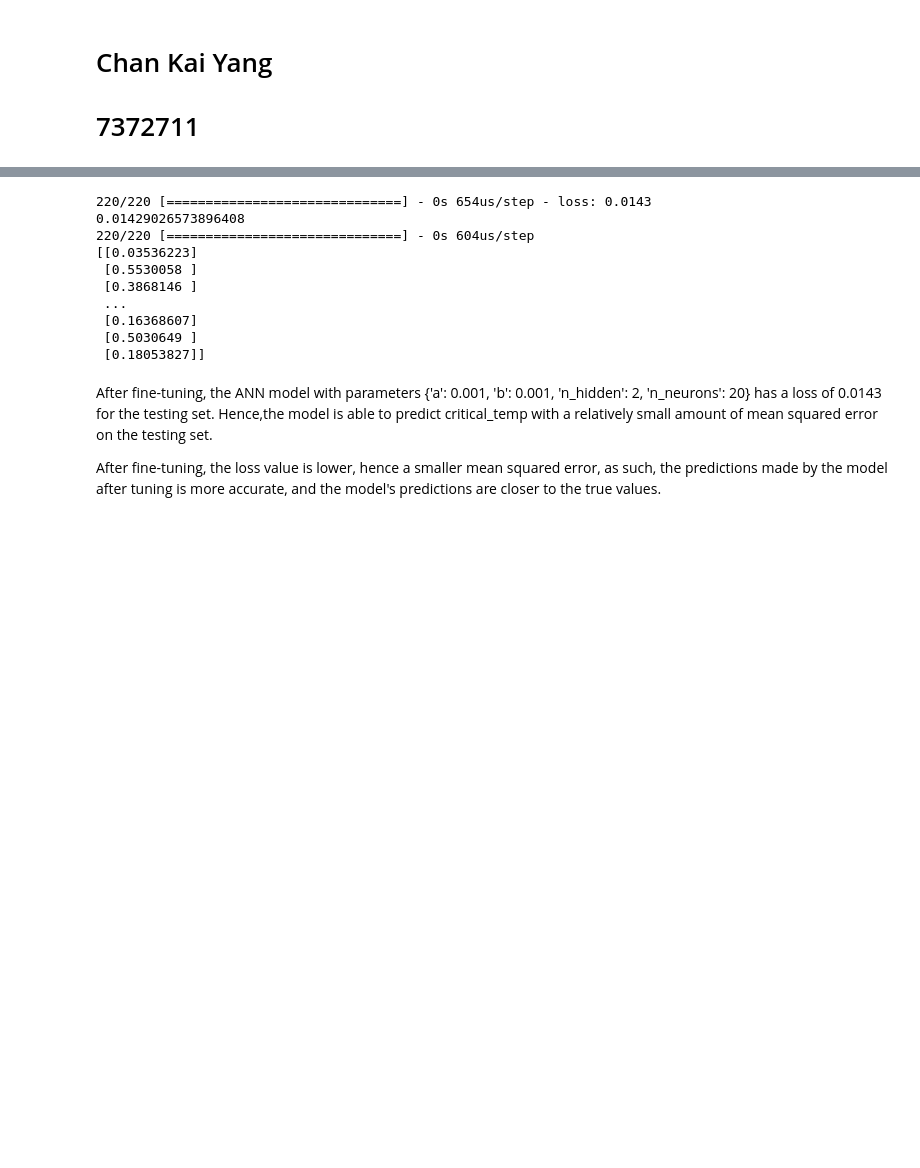
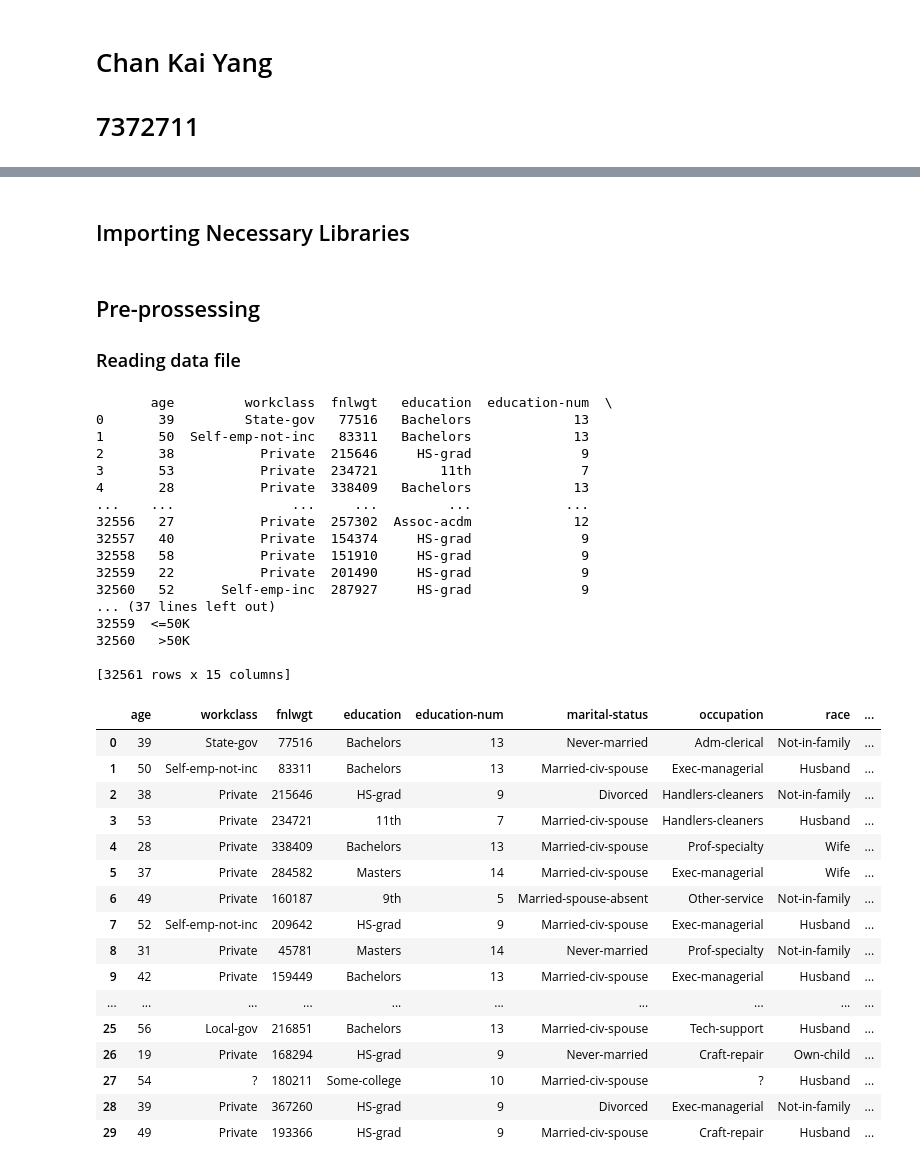
Before and after one commit to KkyKai/DT-Classifier-to-predict-Income-Class, a Jupyter notebook: 7372711_task2.ipynb, the cells around one changed output, grey strips where cells are left out. Saved outputs shown, nothing was run; the diff lists cells and outputs as text; code cells hidden in the pictures; blank space fills up the shorter version.

```diff
--- a/7372711_task2.ipynb
+++ b/7372711_task2.ipynb
@@ -394,20 +4,2 @@ After fine-tuning, the loss value is lower, hence a smaller mean squared error,
-# %%
-# evaluating the model and making predictions after hypertuning
-print (best_keras_model.evaluate(np.array(X_test),np.array(y_test)))
-print (best_keras_model.predict(X_test))
-# %% [output]
-220/220 [==============================] - 0s 654us/step - loss: 0.0143
-0.01429026573896408
-220/220 [==============================] - 0s 604us/step
-[[0.03536223]
- [0.5530058 ]
- [0.3868146 ]
- ...
- [0.16368607]
- [0.5030649 ]
- [0.18053827]]
-# %% [markdown]
-After fine-tuning, the ANN model with parameters {'a': 0.001, 'b': 0.001, 'n_hidden': 2, 'n_neurons': 20} has a
-loss of 0.0143 for the testing set. Hence,the model is able to predict critical_temp with a relatively small amount of mean squared error on the testing set.
-
-After fine-tuning, the loss value is lower, hence a smaller mean squared error, as such, the predictions made by the model after tuning is more accurate, and the model's predictions are closer to the true values.
+# %% [markdown]
+## Importing Necessary Libraries
@@ -413,0 +16,47 @@ After fine-tuning, the loss value is lower, hence a smaller mean squared error,
+# %% [markdown]
+## Pre-prossessing
+### Reading data file
+# %%
+#Add in headers for the data frame
+#Ensure sep =', ' as there is a space before each feature
+df = pd.read_csv("adult.data", sep=", ", engine='python',
+                  names=["age", "workclass", "fnlwgt", "education", "education-num", "marital-status", "occupation", "race", "relationship", "sex", "capital-gain", "capital-loss", "hours-per-week", "native-country", "income"])
+
+print(df)
+
+df.head(30)
+# %% [output]
+       age         workclass  fnlwgt   education  education-num  \
+0       39         State-gov   77516   Bachelors             13
+1       50  Self-emp-not-inc   83311   Bachelors             13
+2       38           Private  215646     HS-grad              9
+3       53           Private  234721        11th              7
+4       28           Private  338409   Bachelors             13
+...    ...               ...     ...         ...            ...
+32556   27           Private  257302  Assoc-acdm             12
+32557   40           Private  154374     HS-grad              9
+32558   58           Private  151910     HS-grad              9
+32559   22           Private  201490     HS-grad              9
+32560   52      Self-emp-inc  287927     HS-grad              9
+... (37 lines left out)
+32559  <=50K
+32560   >50K
+
+[32561 rows x 15 columns]
+|  | age | workclass | fnlwgt | education | education-num | marital-status | occupation | race | ... |
+| 0 | 39 | State-gov | 77516 | Bachelors | 13 | Never-married | Adm-clerical | Not-in-family | ... |
+| 1 | 50 | Self-emp-not-inc | 83311 | Bachelors | 13 | Married-civ-spouse | Exec-managerial | Husband | ... |
+| 2 | 38 | Private | 215646 | HS-grad | 9 | Divorced | Handlers-cleaners | Not-in-family | ... |
+| 3 | 53 | Private | 234721 | 11th | 7 | Married-civ-spouse | Handlers-cleaners | Husband | ... |
+| 4 | 28 | Private | 338409 | Bachelors | 13 | Married-civ-spouse | Prof-specialty | Wife | ... |
+| 5 | 37 | Private | 284582 | Masters | 14 | Married-civ-spouse | Exec-managerial | Wife | ... |
+| 6 | 49 | Private | 160187 | 9th | 5 | Married-spouse-absent | Other-service | Not-in-family | ... |
+| 7 | 52 | Self-emp-not-inc | 209642 | HS-grad | 9 | Married-civ-spouse | Exec-managerial | Husband | ... |
+| 8 | 31 | Private | 45781 | Masters | 14 | Never-married | Prof-specialty | Not-in-family | ... |
+| 9 | 42 | Private | 159449 | Bachelors | 13 | Married-civ-spouse | Exec-managerial | Husband | ... |
+| ... | ... | ... | ... | ... | ... | ... | ... | ... | ... |
+| 25 | 56 | Local-gov | 216851 | Bachelors | 13 | Married-civ-spouse | Tech-support | Husband | ... |
+| 26 | 19 | Private | 168294 | HS-grad | 9 | Never-married | Craft-repair | Own-child | ... |
+| 27 | 54 | ? | 180211 | Some-college | 10 | Married-civ-spouse | ? | Husband | ... |
+| 28 | 39 | Private | 367260 | HS-grad | 9 | Divorced | Exec-managerial | Not-in-family | ... |
+| 29 | 49 | Private | 193366 | HS-grad | 9 | Married-civ-spouse | Craft-repair | Husband | ... |
```
Also changed, not shown: parts of 119 cells of this notebook.
